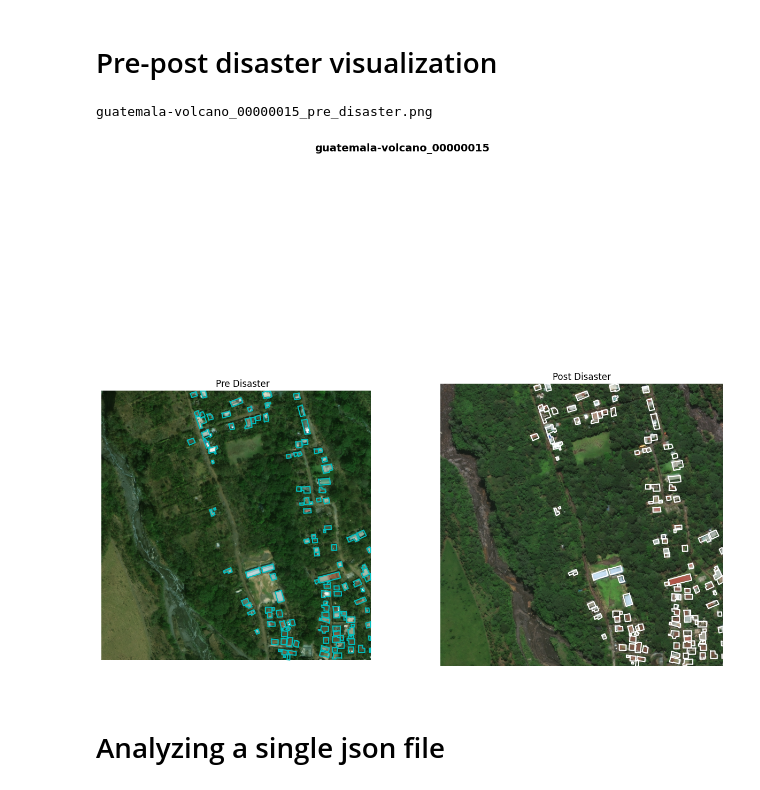
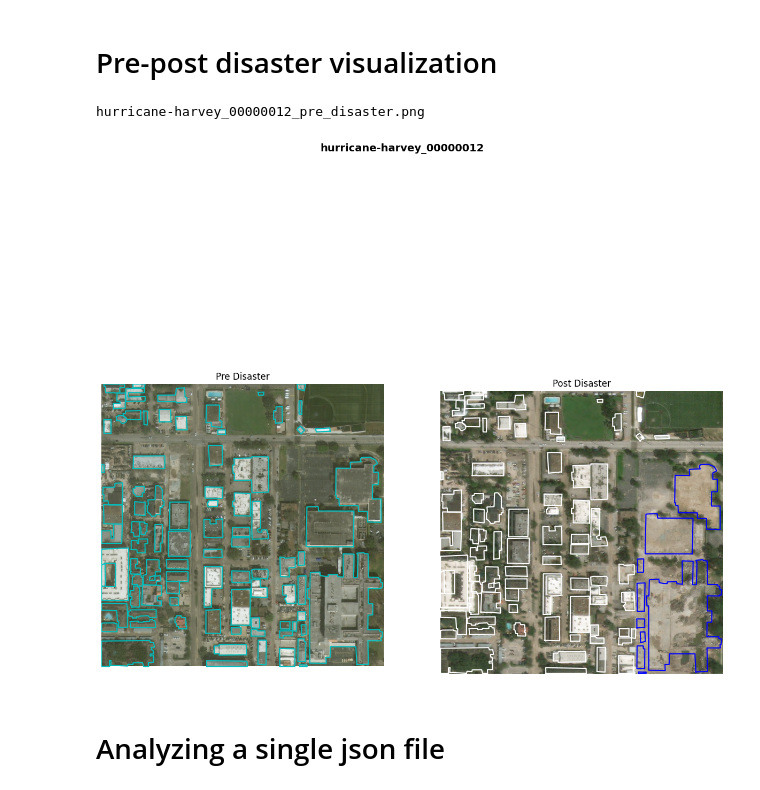
Before and after one commit to mrjakhi/SIADS-capstone-building-damage-detection-TEAM-GOONERS-, a Jupyter notebook: EDA.ipynb, the cells around one changed output. Drawn from its saved outputs; the diff is of its cells as text; code cells hidden in the pictures.

```diff
--- a/EDA.ipynb
+++ b/EDA.ipynb
@@ -142,11 +126,18 @@ Unique damage cat in df :  ['no-damage' 'none' 'minor-damage' 'destroyed' 'major
  'un-classified']
 # %% [markdown]
 # Pre-post disaster visualization
-# %%
-view_pre_post(train_df, train_images_path, disaster="guatemala-volcano", imid="00000015")
-# %% [output]
-guatemala-volcano_00000015_pre_disaster.png
-[figure, removed]
+# %%
+# %matplotlib inline
+view_pre_post(train_df, train_images_path, disaster="hurricane-harvey", imid="00000012")
+
+# hurricane-harvey_00000012_pre_disaster
+# guatemala-volcano_00000023_post_disaster
+# mexico-earthquake_00000074_pre_disaster
+# socal-fire_00000442_pre_disaster
+# palu-tsunami_00000107_post_disaster
+# %% [output]
+hurricane-harvey_00000012_pre_disaster.png
+[figure, added]
 # %% [markdown]
 # Analyzing a single json file
 # %%
```
Also changed, not shown: parts of 20 cells of this notebook.
